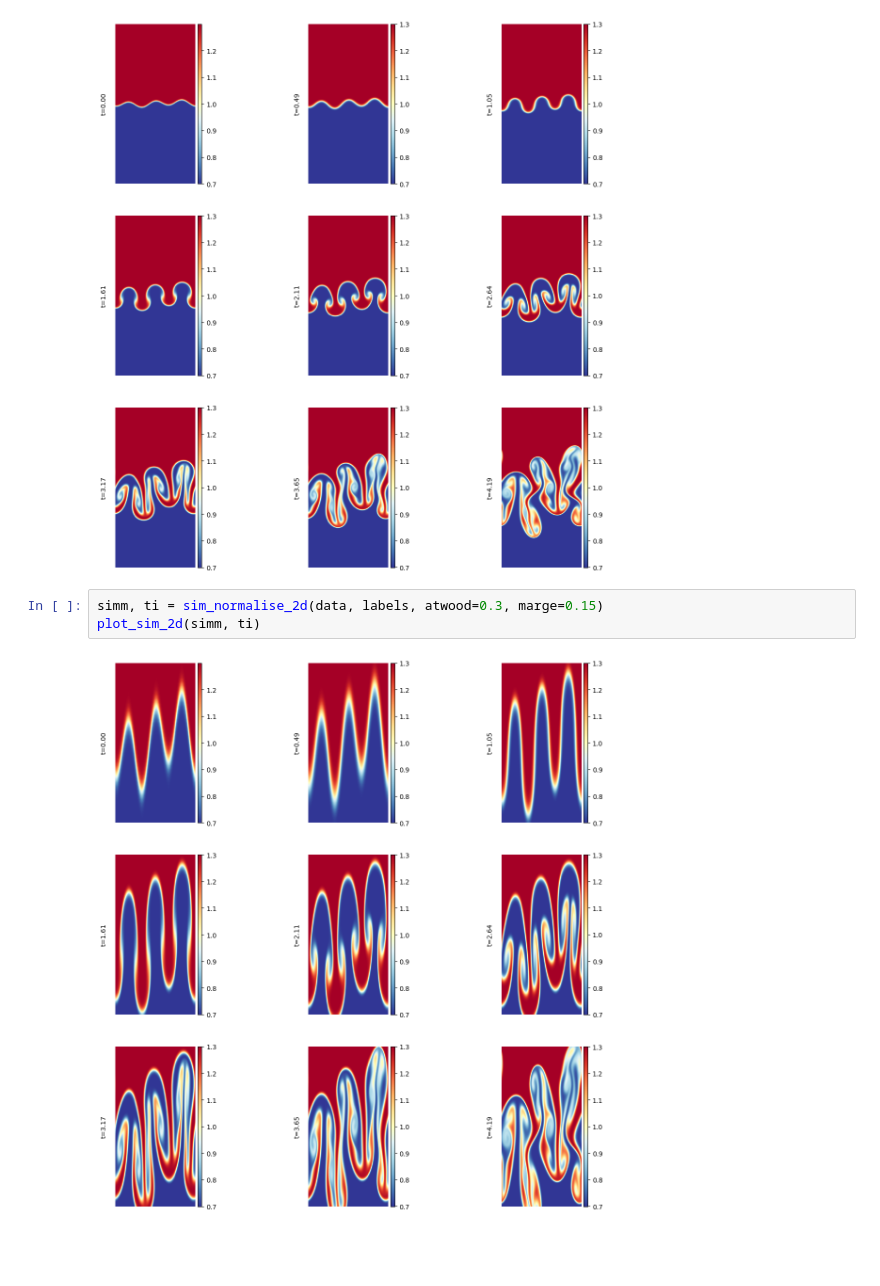
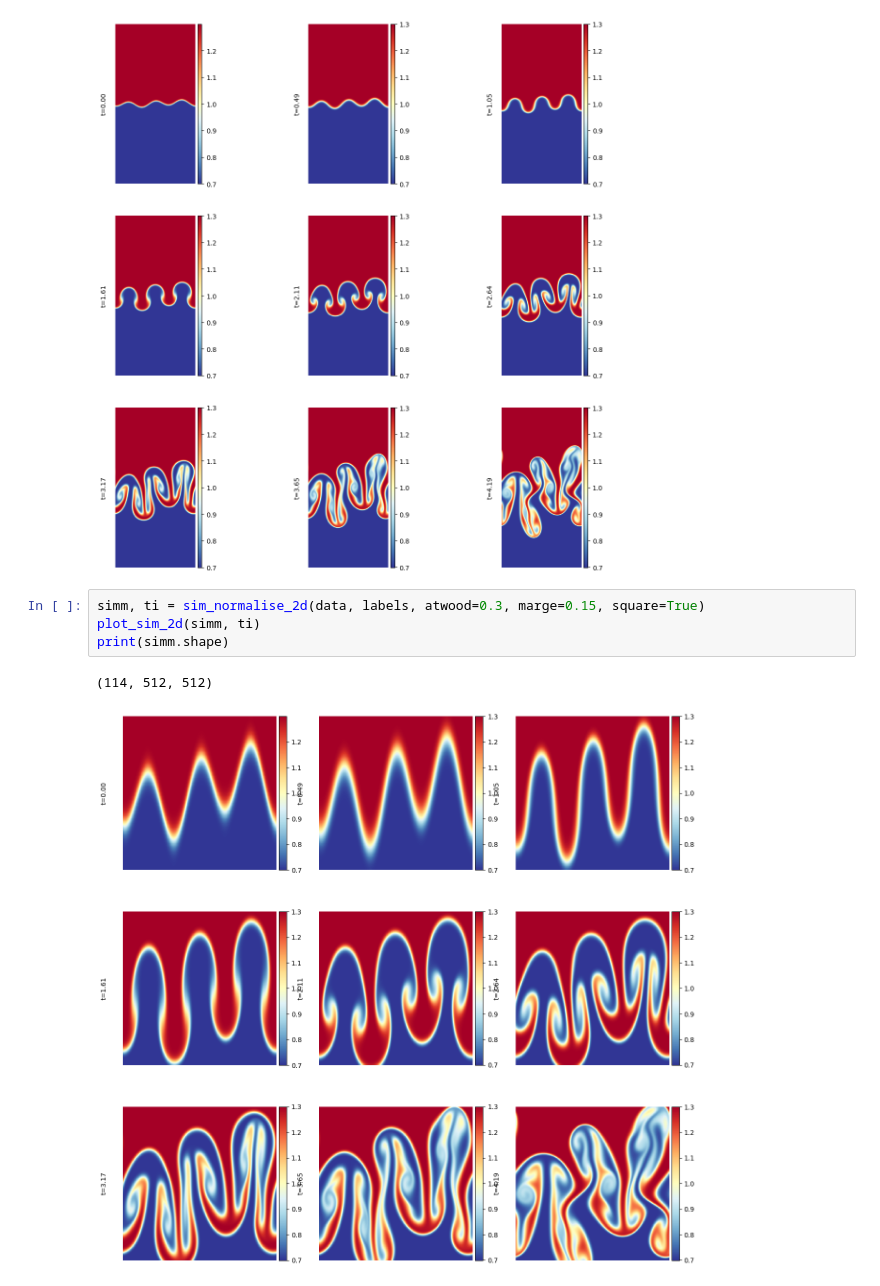
Before and after one commit to Samuel-Chapuis/Rayleigh-Taylor-Generative-Surrogate, a Jupyter notebook: VisualisationSim.ipynb, the cells around one changed output. Drawn from its saved outputs; the diff is of its cells as text; blank space fills up the shorter version.

```diff
--- a/VisualisationSim.ipynb
+++ b/VisualisationSim.ipynb
@@ -20,7 +20,9 @@ plot_sim_2d(sim, time)
 # %% [output]
 [figure]
 # %%
-simm, ti = sim_normalise_2d(data, labels, atwood=0.3, marge=0.15)
+simm, ti = sim_normalise_2d(data, labels, atwood=0.3, marge=0.15, square=True)
 plot_sim_2d(simm, ti)
+print(simm.shape)
 # %% [output]
+(114, 512, 512)
-[figure, old version]
+[figure, new version]
```
Also changed, not shown: parts of 1 cell of this notebook, 1 other file.
